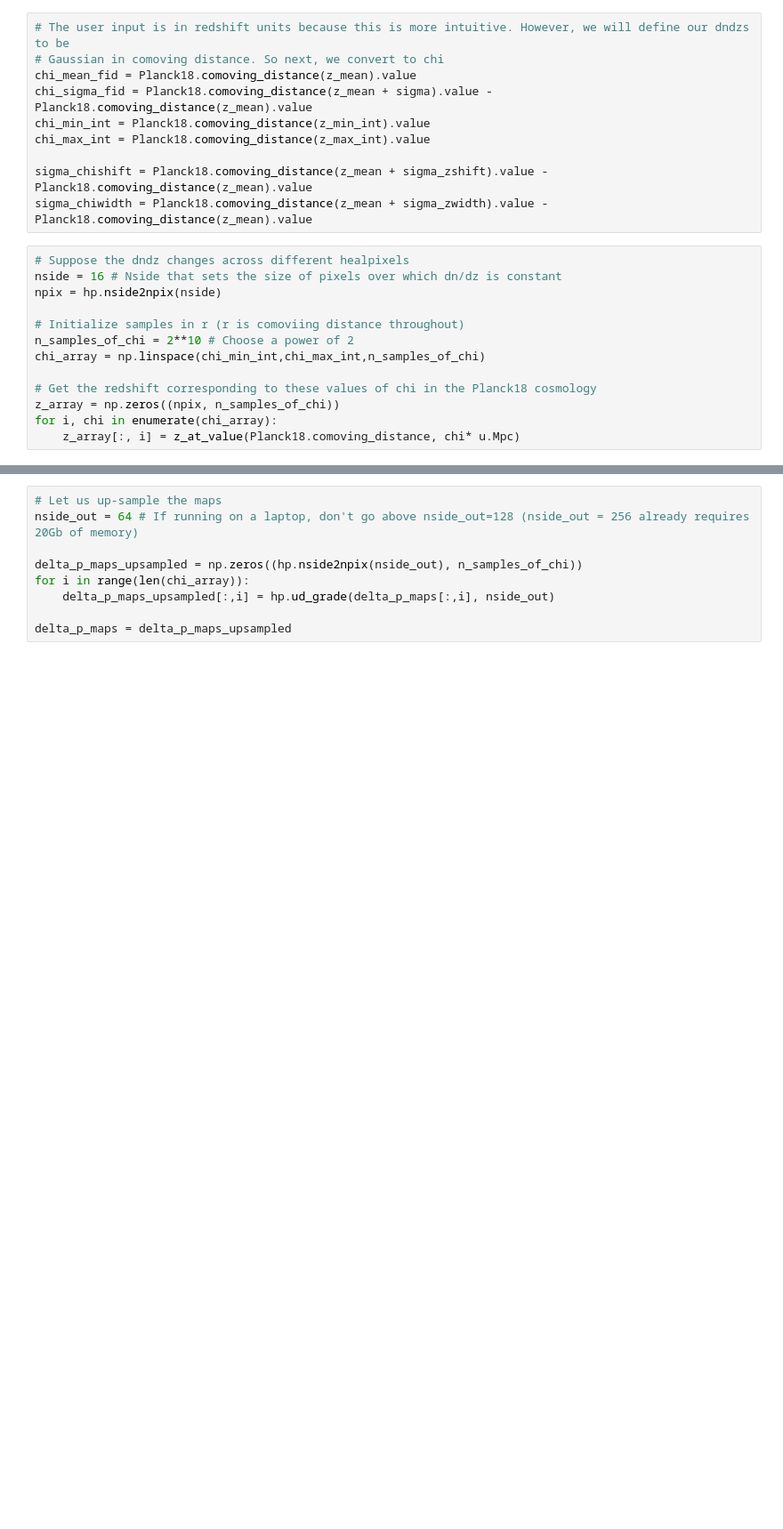
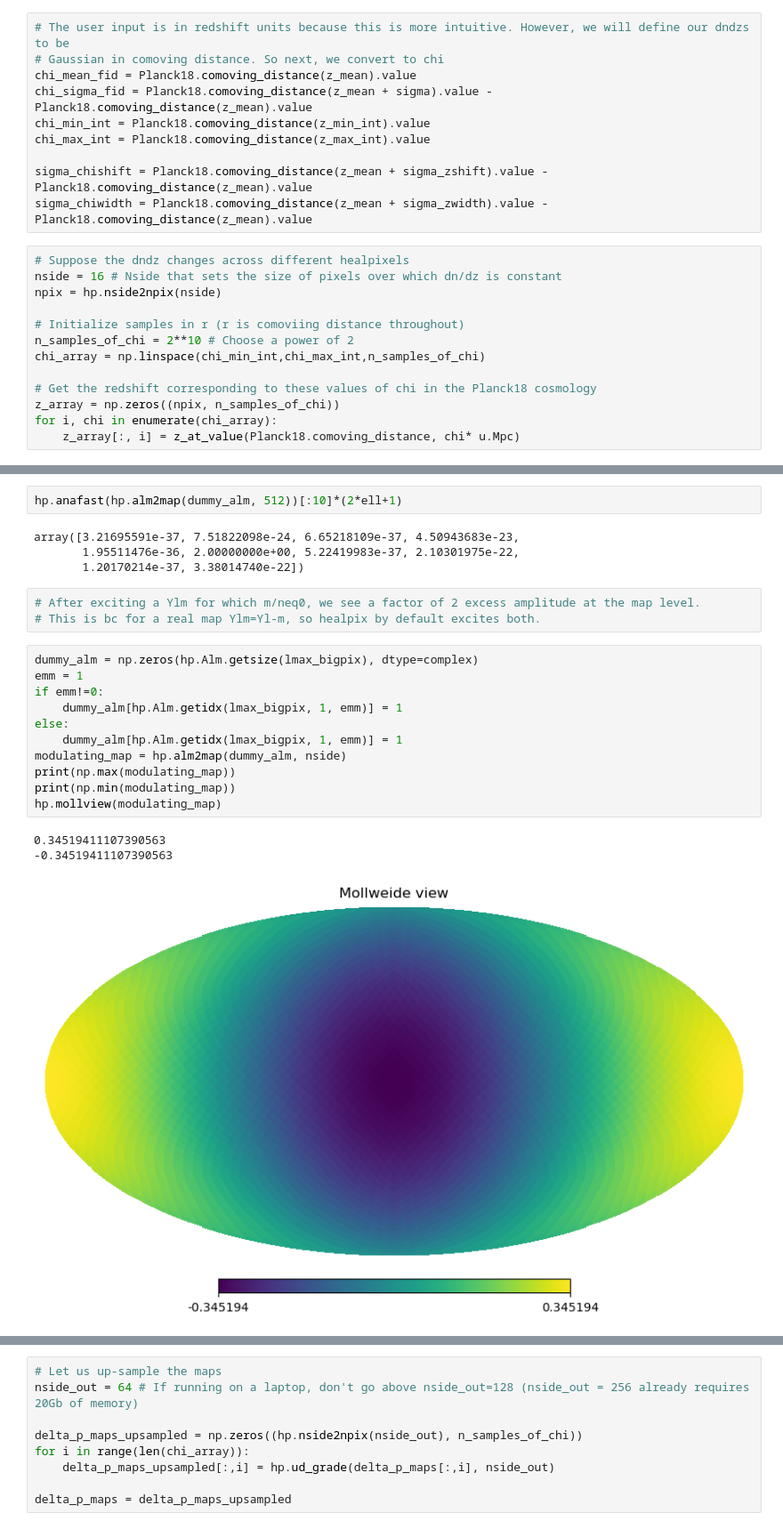
Before and after one commit to abaleato/CARDiAC, a Jupyter notebook: compute_biases.ipynb, the cells around one changed output, grey strips where cells are left out. Shown at 89% size. Saved outputs shown, nothing was run; the diff lists cells and outputs as text; blank space fills up the shorter version.

```diff
--- a/compute_biases.ipynb
+++ b/compute_biases.ipynb
@@ -54,3 +74,27 @@ for i, chi in enumerate(chi_array):
+# %%
+hp.anafast(hp.alm2map(dummy_alm, 512))[:10]*(2*ell+1)
+# %% [output]
+array([3.21695591e-37, 7.51822098e-24, 6.65218109e-37, 4.50943683e-23,
+       1.95511476e-36, 2.00000000e+00, 5.22419983e-37, 2.10301975e-22,
+       1.20170214e-37, 3.38014740e-22])
+# %%
+# After exciting a Ylm for which m/neq0, we see a factor of 2 excess amplitude at the map level.
+# This is bc for a real map Ylm=Yl-m, so healpix by default excites both.
+# %%
+dummy_alm = np.zeros(hp.Alm.getsize(lmax_bigpix), dtype=complex)
+emm = 1
+if emm!=0:
+    dummy_alm[hp.Alm.getidx(lmax_bigpix, 1, emm)] = 1
+else:
+    dummy_alm[hp.Alm.getidx(lmax_bigpix, 1, emm)] = 1
+modulating_map = hp.alm2map(dummy_alm, nside)
+print(np.max(modulating_map))
+print(np.min(modulating_map))
+hp.mollview(modulating_map)
+# %% [output]
+0.34519411107390563
+-0.34519411107390563
+[figure, added]
 # %%
 toy_model = True # If True, seed perturbations only for one Y_{lm}. If False, draw from indep. Gaussians in each pixel
 
```
Also changed, not shown: parts of 16 cells of this notebook.
